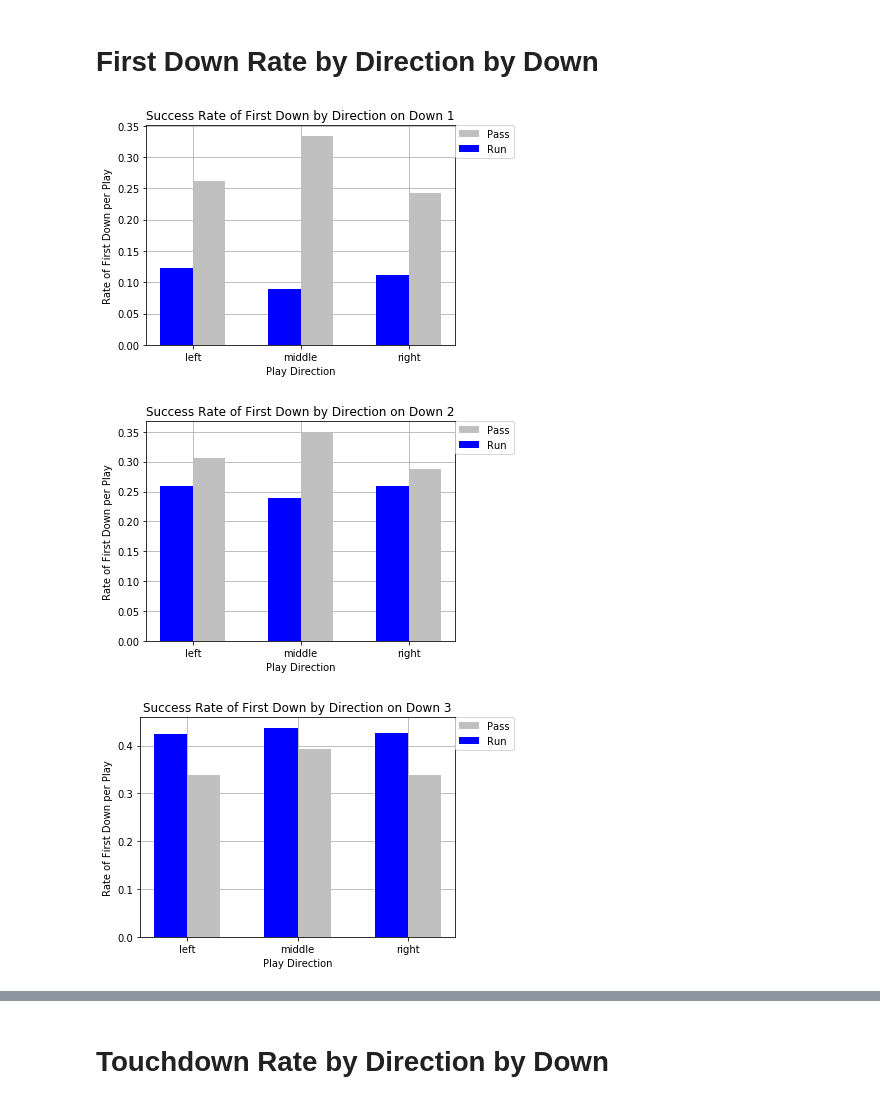
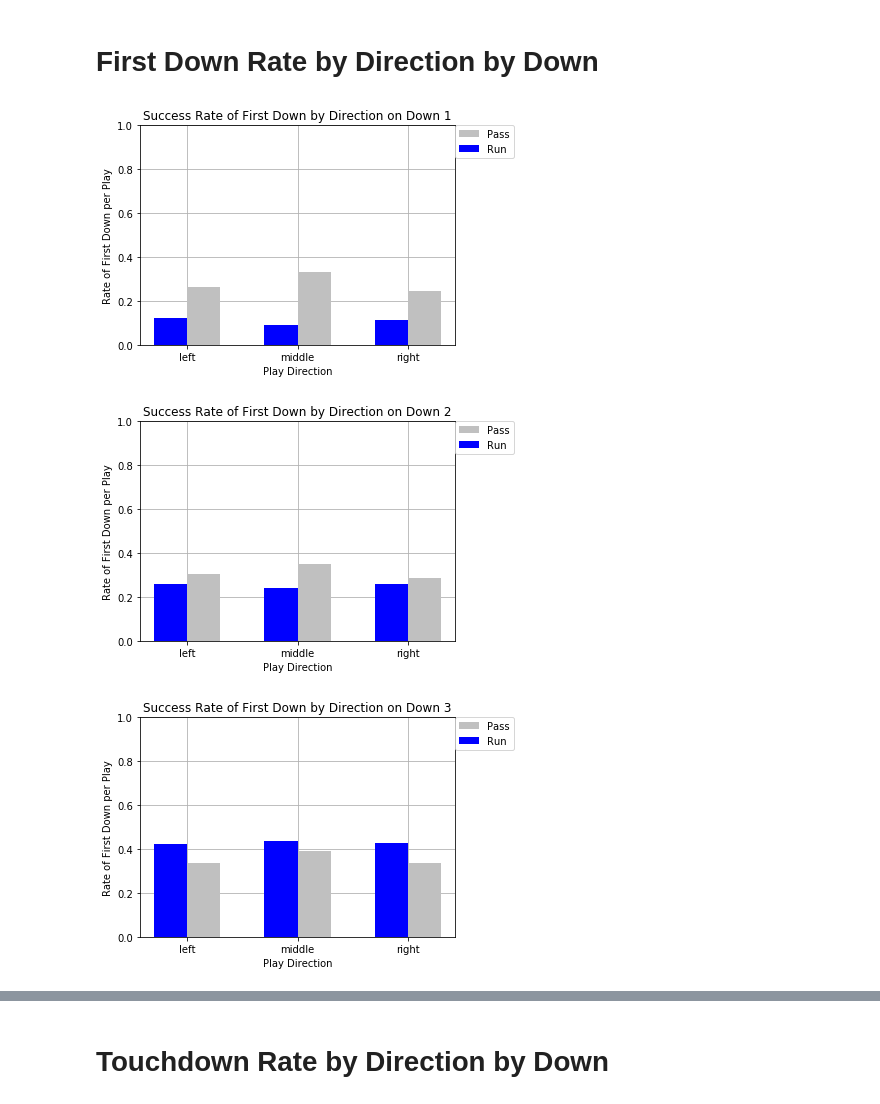
Before and after one commit to robertjacobi/nfl_stats, a Jupyter notebook: NFL_Stats_.ipynb, the cells around one changed output, grey strips where cells are left out. Drawn from its saved outputs; the diff is of its cells as text; code cells hidden in the pictures.

Commit message:
reformatted graphs_v2

```diff
--- a/NFL_Stats_.ipynb
+++ b/NFL_Stats_.ipynb
@@ -231,6 +231,10 @@ plt.bar(rx1, ry1, color ="blue", align="edge", width= -0.3)
 #Place legend outside of plot to free up space
 plt.xlabel("Play Direction")
 plt.ylabel("Rate of First Down per Play")
+
+# Set the y limits of our plot to: 0 to 1
+plt.ylim(0, 1)
+
 plt.title("Success Rate of First Down by Direction on Down 1")
 plt.legend(["Pass", "Run"], markerscale = .25, fancybox = True, bbox_to_anchor=(1, 1), loc=2, borderaxespad=0)
 plt.grid(b=True)
@@ -240,37 +244,41 @@ fig.tight_layout()
 #Save graph
 fig.savefig("FDR_D1.png")
 # %% [output]
-[figure, old version]
+[figure, new version]
 # %%
 fig, ax=plt.subplots()
 #Pass avg 1st down for down 2 passing
 cp = pb.reset_index()
 py1 = cp.loc[cp["down"] == 2]["RateofFirstDown_PerPlay"]
 px1 = cp.loc[cp["down"] == 2]["PassLocation"]
 plt.bar(px1, py1, color ="silver", align="edge", width=0.3)
 
 #Run avg 1st down for down 2 Rushing
 cr = rb.reset_index()
 ry1 = cr.loc[cr["down"] == 2]["RateofFirstDown_PerPlay"]
 rx1 = cr.loc[cr["down"] == 2]["RunLocation"]
 plt.bar(rx1, ry1, color ="blue", align="edge", width= -0.3)
 
 #Format graph
 #Place legend outside of plot to free up space
 plt.xlabel("Play Direction")
 plt.ylabel("Rate of First Down per Play")
+
+# Set the y limits of our plot to: 0 to 1
+plt.ylim(0, 1)
+
 plt.title("Success Rate of First Down by Direction on Down 2")
 plt.legend(["Pass", "Run"], markerscale = .25, fancybox = True, bbox_to_anchor=(1, 1), loc=2, borderaxespad=0)
 plt.grid(b=True)
 ax.set_axisbelow(True)
 
 #Set this so output file does not cut off legend
 fig.tight_layout()
 
 #Save graph
 fig.savefig("FDR_D2.png")
 # %% [output]
-[figure, old version]
+[figure, new version]
 # %%
 fig, ax=plt.subplots()
 #Pass avg 1st down for down 3 passing
@@ -289,6 +297,10 @@ plt.bar(rx1, ry1, color ="blue", align="edge", width= -0.3)
 #Place legend outside of plot to free up space
 plt.xlabel("Play Direction")
 plt.ylabel("Rate of First Down per Play")
+
+# Set the y limits of our plot to: 0 to 1
+plt.ylim(0, 1)
+
 plt.title("Success Rate of First Down by Direction on Down 3")
 plt.legend(["Pass", "Run"], markerscale = .25, fancybox = True, bbox_to_anchor=(1, 1), loc=2, borderaxespad=0)
 plt.grid(b=True)
@@ -300,7 +312,7 @@ fig.tight_layout()
 #Save graph
 fig.savefig("FDR_D3.png")
 # %% [output]
-[figure, old version]
+[figure, new version]
 # %%
 fig, ax=plt.subplots()
 #Pass avg 1st down for down 4 passing
```
Also changed, not shown: parts of 5 cells of this notebook, 8 other files.
